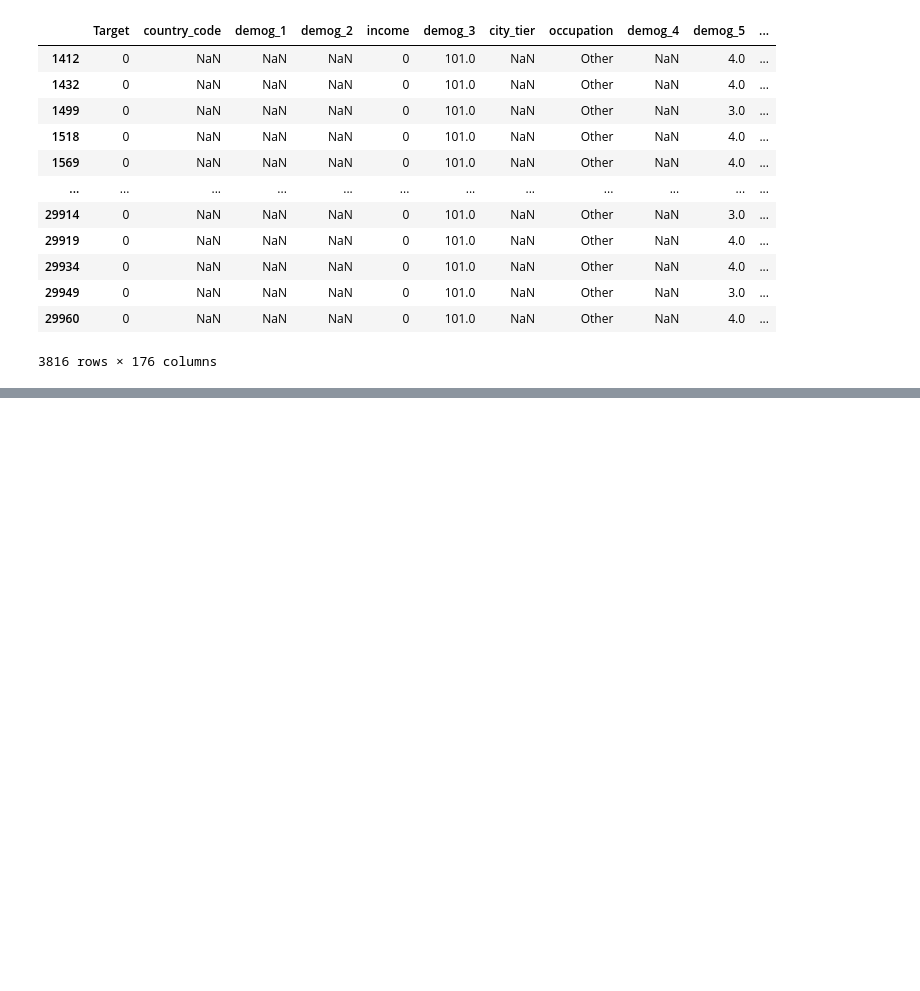
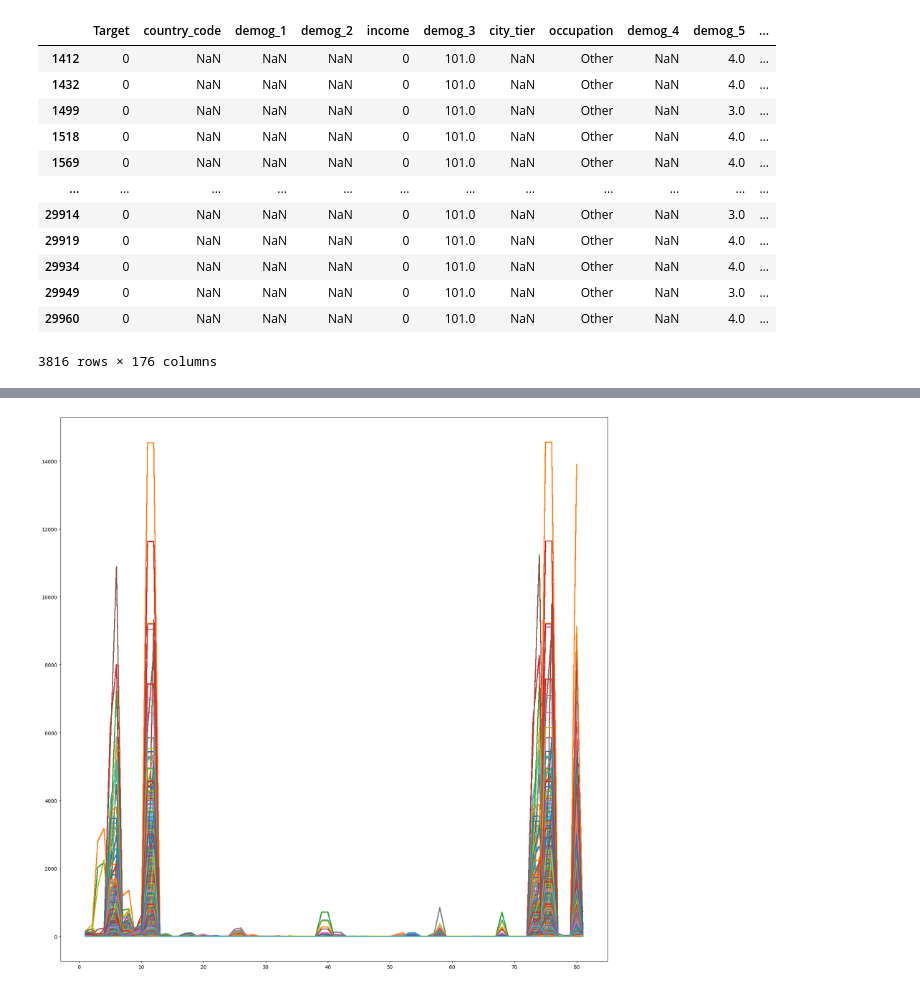
Before and after one commit to LokeshBadisa/Convolve2.0, a Jupyter notebook: Lokesh/EDA.ipynb, the cells around one changed output, grey strips where cells are left out. Drawn from its saved outputs; the diff is of its cells as text; code cells hidden in the pictures; blank space fills up the shorter version.

Commit message:
add transactions insights

```diff
--- a/Lokesh/EDA.ipynb
+++ b/Lokesh/EDA.ipynb
@@ -135,3 +135,5 @@ df[df['income']=='0']
 | 29949 | 0 | NaN | NaN | NaN | 0 | 101.0 | NaN | Other | NaN | 3.0 | ... |
 | 29960 | 0 | NaN | NaN | NaN | 0 | 101.0 | NaN | Other | NaN | 4.0 | ... |
 3816 rows × 176 columns
+# %%
+fdf = dflists[-1]
@@ -137,0 +148,3 @@ df[df['income']=='0']
+# %%
+for i in fdf.columns:
+    print(i)
@@ -137,0 +169,2 @@ df[df['income']=='0']
+# %%
+transacts = fdf[fdf['Target'] == 1]
@@ -137,0 +187,8 @@ df[df['income']=='0']
+# %%
+plt.figure(figsize=(20,20))
+for i in transacts:
+    plt.plot(range(1,82),[transacts[j] for j in transacts.columns if j.startswith('txn')])
+plt.show()
+plt.savefig('fraudtransactions.png')
+# %% [output]
+[figure, added]
```
Also changed, not shown: parts of 5 cells of this notebook, 2 other files.
